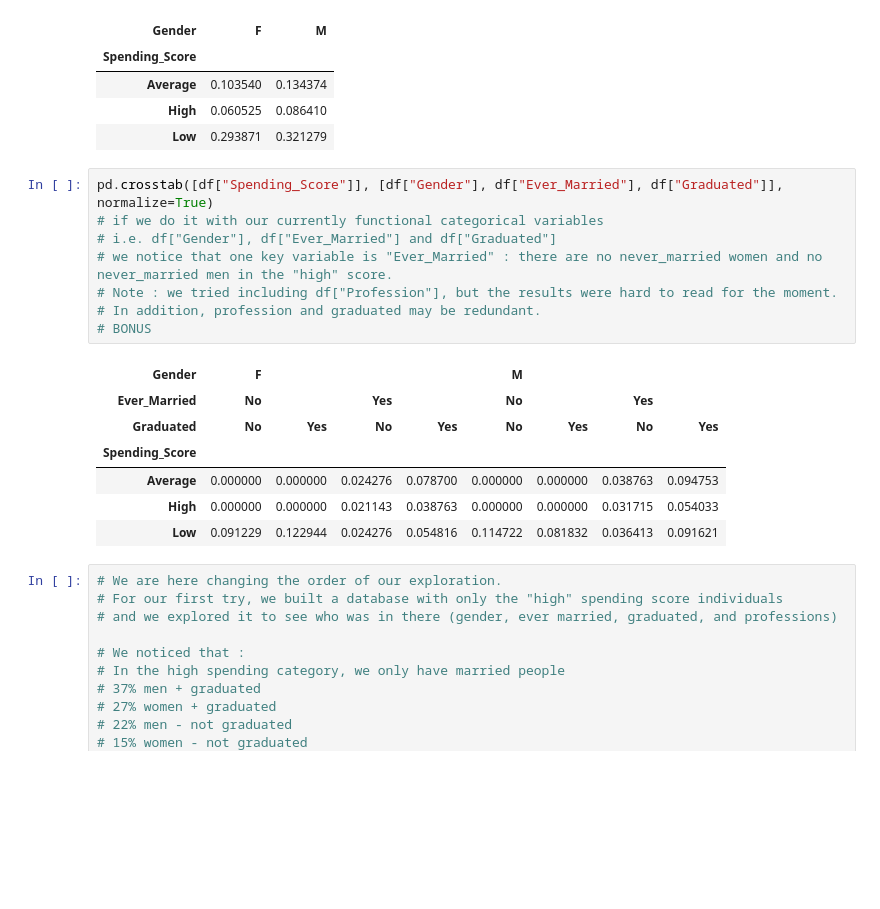
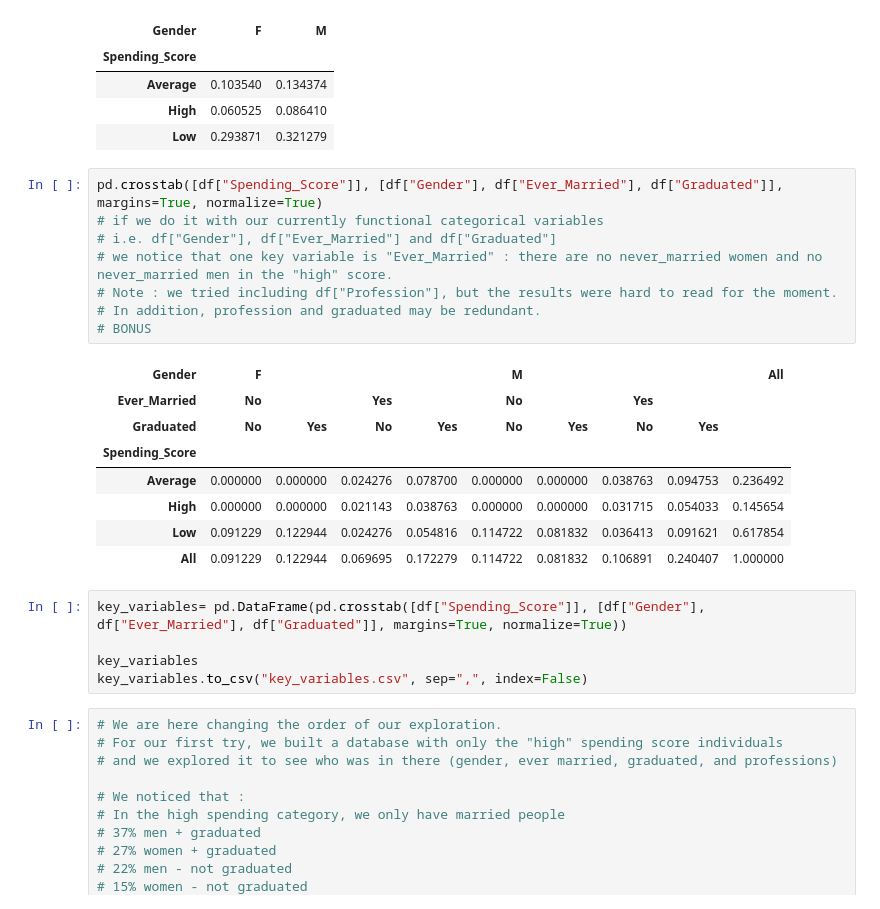
Before and after one commit to tatdef/IH_project3_NewMarkets, a Jupyter notebook: data_cleaning_project3.ipynb, the cells around one changed output. Cells and saved outputs as stored; diff of their text form; blank space fills up the shorter version.

Commit message:
updating tables

```diff
--- a/data_cleaning_project3.ipynb
+++ b/data_cleaning_project3.ipynb
@@ -177,21 +177,27 @@ pd.crosstab([df["Spending_Score"]], [df["Gender"]], normalize=True)
 | High | 0.060525 | 0.086410 |
 | Low | 0.293871 | 0.321279 |
 # %%
-pd.crosstab([df["Spending_Score"]], [df["Gender"], df["Ever_Married"], df["Graduated"]], normalize=True)
+pd.crosstab([df["Spending_Score"]], [df["Gender"], df["Ever_Married"], df["Graduated"]], margins=True, normalize=True)
 # if we do it with our currently functional categorical variables
 # i.e. df["Gender"], df["Ever_Married"] and df["Graduated"]
 # we notice that one key variable is "Ever_Married" : there are no never_married women and no never_married men in the "high" score.
 # Note : we tried including df["Profession"], but the results were hard to read for the moment.
 # In addition, profession and graduated may be redundant.
 # BONUS
 # %% [output]
-| Gender | F |  |  |  | M |  |  |  |
-| Ever_Married | No |  | Yes |  | No |  | Yes |  |
-| Graduated | No | Yes | No | Yes | No | Yes | No | Yes |
-| Spending_Score |  |  |  |  |  |  |  |  |
-| Average | 0.000000 | 0.000000 | 0.024276 | 0.078700 | 0.000000 | 0.000000 | 0.038763 | 0.094753 |
-| High | 0.000000 | 0.000000 | 0.021143 | 0.038763 | 0.000000 | 0.000000 | 0.031715 | 0.054033 |
-| Low | 0.091229 | 0.122944 | 0.024276 | 0.054816 | 0.114722 | 0.081832 | 0.036413 | 0.091621 |
+| Gender | F |  |  |  | M |  |  |  | All |
+| Ever_Married | No |  | Yes |  | No |  | Yes |  |  |
+| Graduated | No | Yes | No | Yes | No | Yes | No | Yes |  |
+| Spending_Score |  |  |  |  |  |  |  |  |  |
+| Average | 0.000000 | 0.000000 | 0.024276 | 0.078700 | 0.000000 | 0.000000 | 0.038763 | 0.094753 | 0.236492 |
+| High | 0.000000 | 0.000000 | 0.021143 | 0.038763 | 0.000000 | 0.000000 | 0.031715 | 0.054033 | 0.145654 |
+| Low | 0.091229 | 0.122944 | 0.024276 | 0.054816 | 0.114722 | 0.081832 | 0.036413 | 0.091621 | 0.617854 |
+| All | 0.091229 | 0.122944 | 0.069695 | 0.172279 | 0.114722 | 0.081832 | 0.106891 | 0.240407 | 1.000000 |
+# %%
+key_variables= pd.DataFrame(pd.crosstab([df["Spending_Score"]], [df["Gender"], df["Ever_Married"], df["Graduated"]], margins=True, normalize=True))
+
+key_variables
+key_variables.to_csv("key_variables.csv", sep=",", index=False)
 # %%
 # We are here changing the order of our exploration.
 # For our first try, we built a database with only the "high" spending score individuals
```
Also changed, not shown: parts of 1 cell of this notebook, 1 other file.
